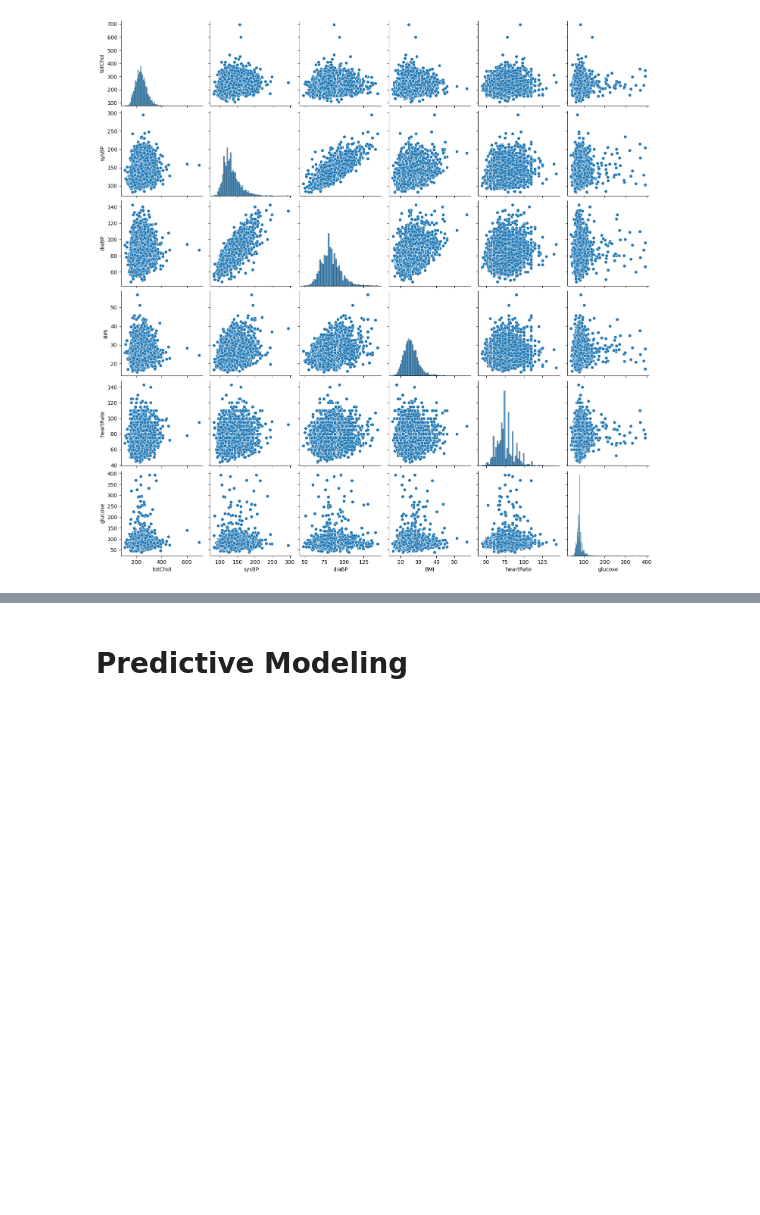
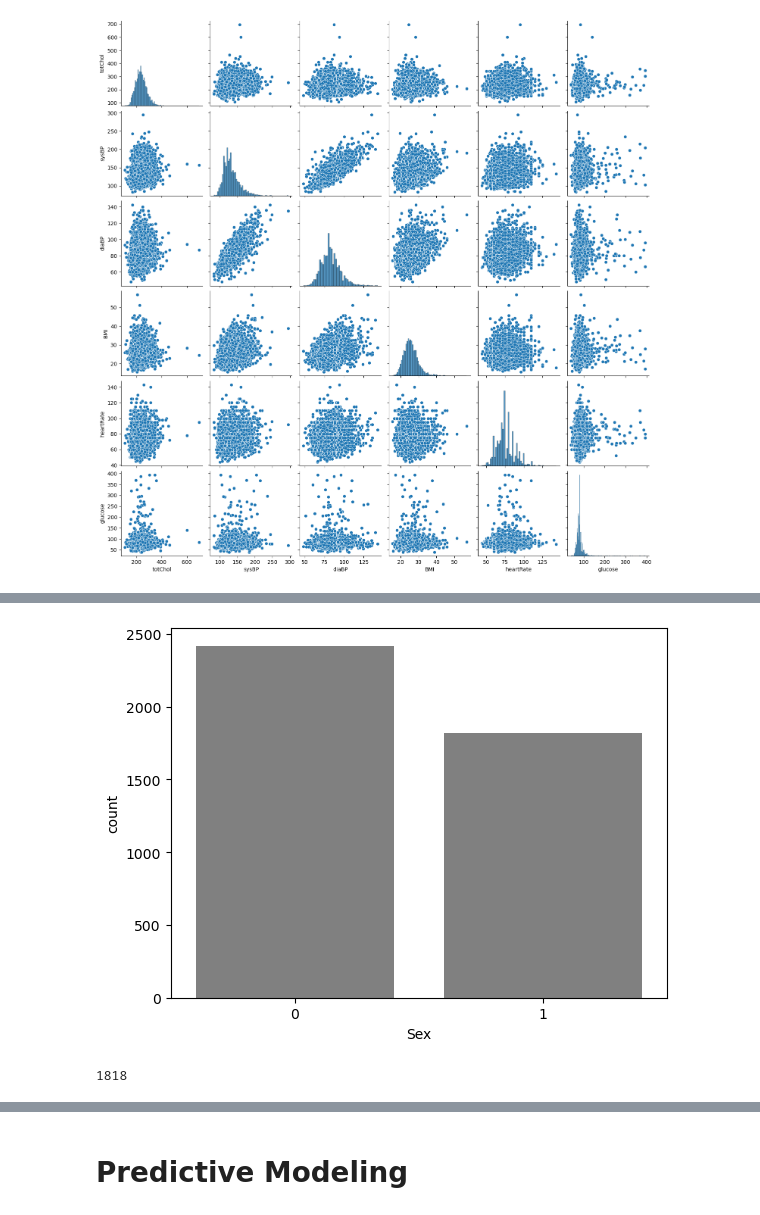
Before and after one commit to nawafalhu/HEART-DISEASE-PREDICTION, a Jupyter notebook: Heart-Disease.ipynb, the cells around one changed output, grey strips where cells are left out. Cells and saved outputs as stored; diff of their text form; code cells hidden in the pictures; blank space fills up the shorter version.

```diff
--- a/Heart-Disease.ipynb
+++ b/Heart-Disease.ipynb
@@ -313,0 +336,9 @@ sns.pairplot(data=df, vars=["totChol", "sysBP", "diaBP", "BMI", "heartRate", "gl
+# %%
+sns.countplot(data=df, x='Sex', color='gray');
+# %% [output]
+[figure, added]
+# %%
+min_count = df["Sex"].value_counts().min()
+min_count
+# %% [output]
+1818
```
Also changed, not shown: parts of 13 cells of this notebook.
